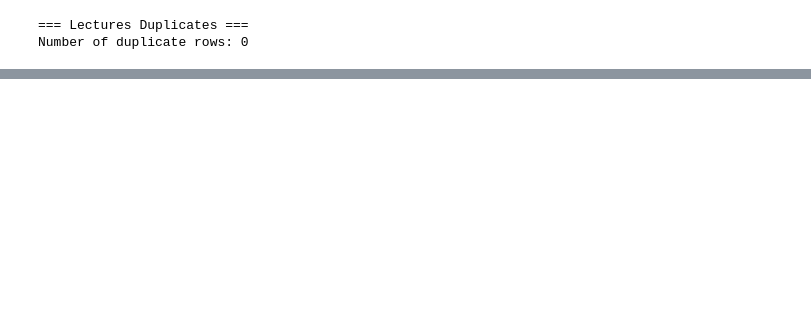
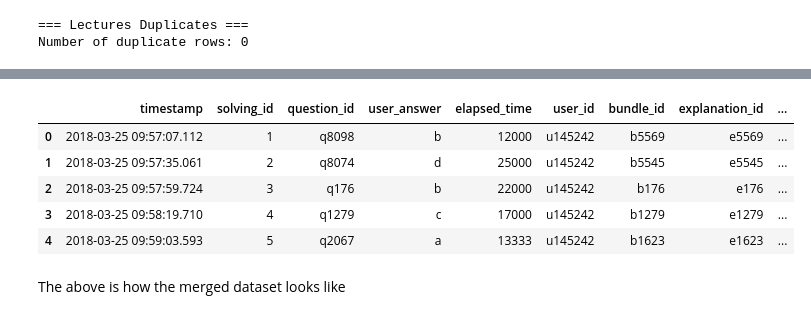
Before and after one commit to maryamzaman30/Data-Driven-Personalized-Educational-Content-Recommendation-System, a Jupyter notebook: notebooks/01_eda.ipynb, the cells around one changed output, grey strips where cells are left out. Drawn from its saved outputs; the diff is of its cells as text; code cells hidden in the pictures; blank space fills up the shorter version.

Commit message:
documented process for dataset in notebook

```diff
--- a/notebooks/01_eda.ipynb
+++ b/notebooks/01_eda.ipynb
@@ -98,11 +134,11 @@ Number of duplicate rows: 0
 # %%
-# Drop rows where user_answer is null
+# Drop rows where user_answer is null (incomplete responses)
 sampled_logs = sampled_logs.dropna(subset=["user_answer"])
 
-# Convert timestamp to datetime
+# Convert timestamp from milliseconds to datetime format
 sampled_logs["timestamp"] = pd.to_datetime(sampled_logs["timestamp"], unit='ms')
 
-# Ensure types are consistent
+# Ensure the correct (strings) types for certain columns to avoid errors during processing
 sampled_logs["question_id"] = sampled_logs["question_id"].astype(str)
 sampled_logs["user_id"] = sampled_logs["user_id"].astype(str)
-sampled_logs["user_answer"] = sampled_logs["user_answer"].astype(str)
+sampled_logs["user_answer"] = sampled_logs["user_answer"].fillna('').astype(str)  # Replace NaNs with an empty string before converting to str
@@ -269,0 +477,11 @@ merged.to_csv("../data/cleaned/merged_cleaned_data.csv", index=False)
+# %%
+display(merged.head())
+# %% [output]
+|  | timestamp | solving_id | question_id | user_answer | elapsed_time | user_id | bundle_id | explanation_id | ... |
+| 0 | 2018-03-25 09:57:07.112 | 1 | q8098 | b | 12000 | u145242 | b5569 | e5569 | ... |
+| 1 | 2018-03-25 09:57:35.061 | 2 | q8074 | d | 25000 | u145242 | b5545 | e5545 | ... |
+| 2 | 2018-03-25 09:57:59.724 | 3 | q176 | b | 22000 | u145242 | b176 | e176 | ... |
+| 3 | 2018-03-25 09:58:19.710 | 4 | q1279 | c | 17000 | u145242 | b1279 | e1279 | ... |
+| 4 | 2018-03-25 09:59:03.593 | 5 | q2067 | a | 13333 | u145242 | b1623 | e1623 | ... |
+# %% [markdown]
+The above is how the merged dataset looks like
```
Also changed, not shown: parts of 48 cells of this notebook.
